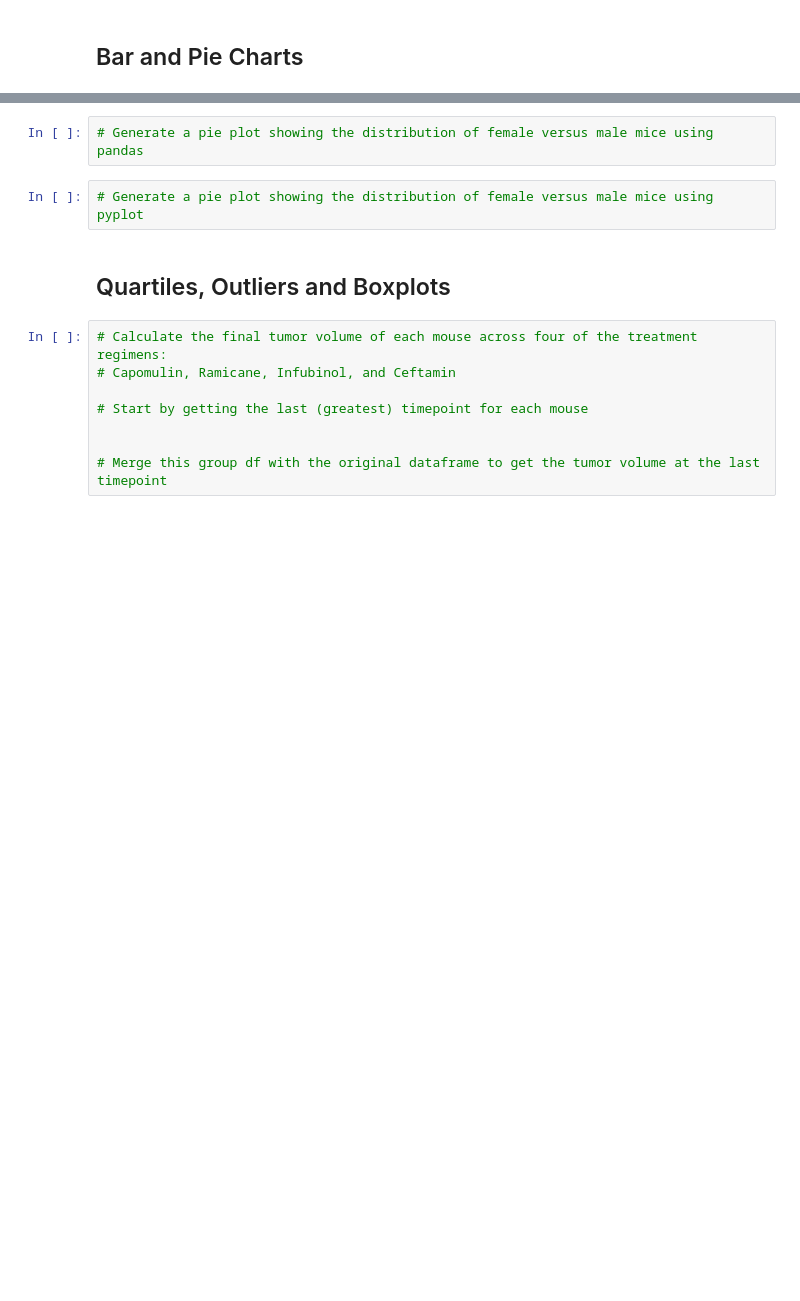
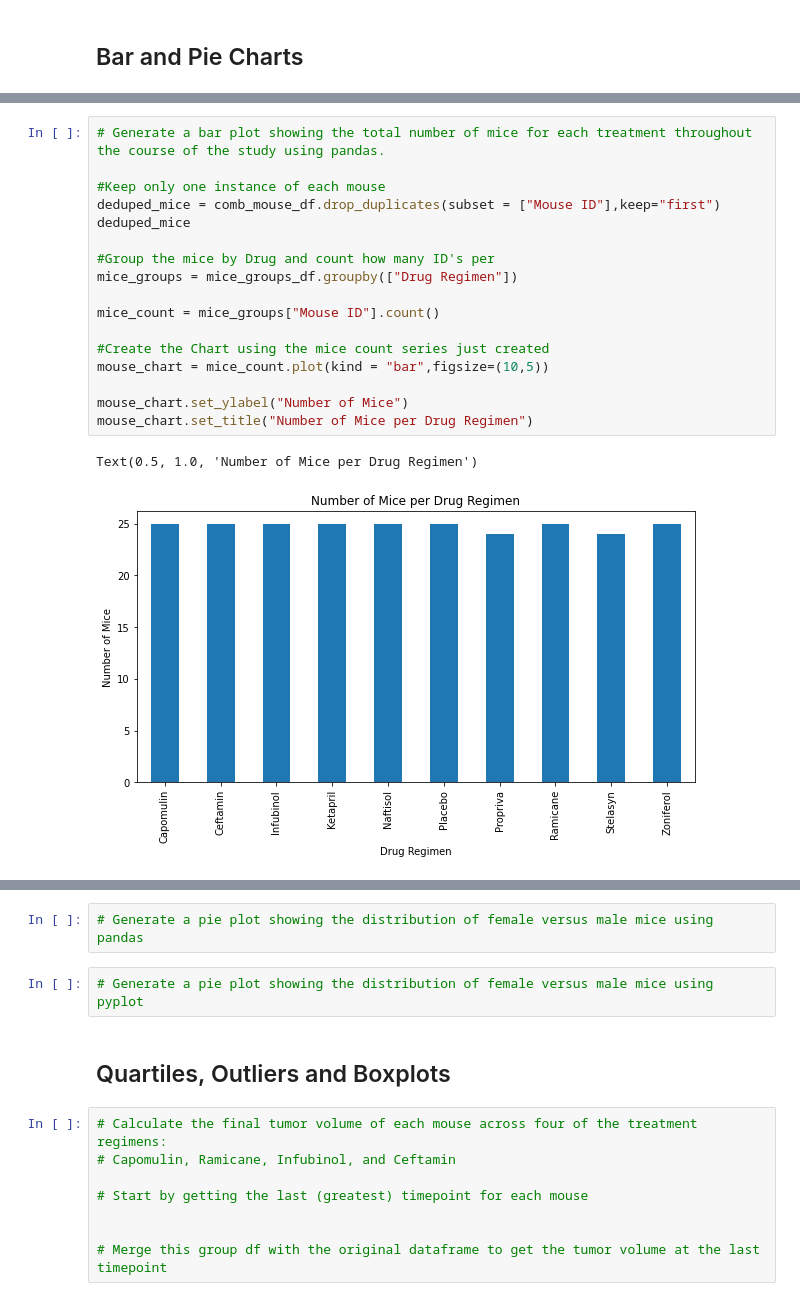
Before and after one commit to msullivan987/MatPlotLib_Challenge, a Jupyter notebook: pymaceuticals_starter.ipynb, the cells around one changed output, grey strips where cells are left out. Cells and saved outputs as stored; diff of their text form; blank space fills up the shorter version.

Commit message:
bar charts for drug regs

```diff
--- a/pymaceuticals_starter.ipynb
+++ b/pymaceuticals_starter.ipynb
@@ -126,0 +133,20 @@ summary_groupby_df
+# %%
+# Generate a bar plot showing the total number of mice for each treatment throughout the course of the study using pandas.
+
+#Keep only one instance of each mouse
+deduped_mice = comb_mouse_df.drop_duplicates(subset = ["Mouse ID"],keep="first")
+deduped_mice
+
+#Group the mice by Drug and count how many ID's per
+mice_groups = mice_groups_df.groupby(["Drug Regimen"])
+
+mice_count = mice_groups["Mouse ID"].count()
+
+#Create the Chart using the mice count series just created
+mouse_chart = mice_count.plot(kind = "bar",figsize=(10,5))
+
+mouse_chart.set_ylabel("Number of Mice")
+mouse_chart.set_title("Number of Mice per Drug Regimen")
+# %% [output]
+Text(0.5, 1.0, 'Number of Mice per Drug Regimen')
+[figure, added]
```
Also changed, not shown: parts of 5 cells of this notebook.
